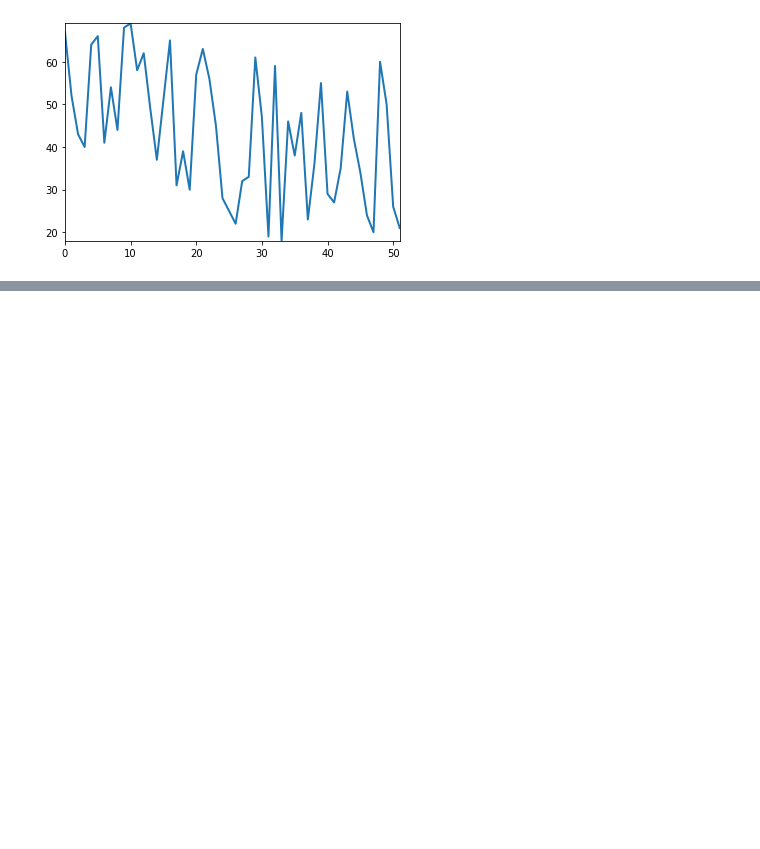
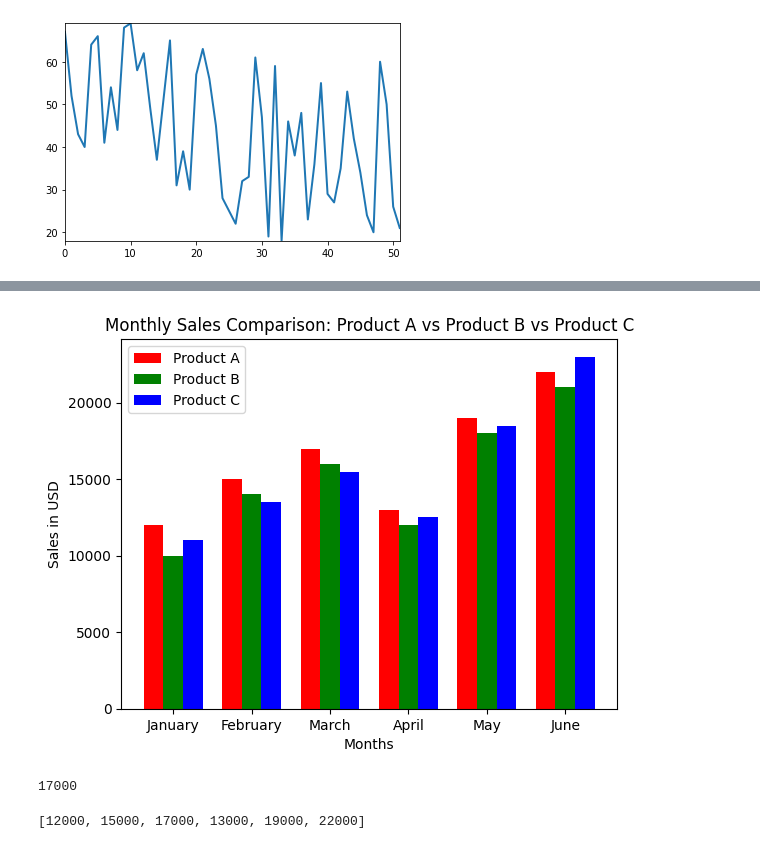
Before and after one commit to yogeshkannah23/projects, a Jupyter notebook: delivery/retail sop/project/media/uploads/Untitled.ipynb, the cells around one changed output, grey strips where cells are left out. Drawn from its saved outputs; the diff is of its cells as text; code cells hidden in the pictures; blank space fills up the shorter version.

```diff
--- a/delivery/retail sop/project/media/uploads/Untitled.ipynb
+++ b/delivery/retail sop/project/media/uploads/Untitled.ipynb
@@ -267,0 +325,59 @@ MovieWriter imagemagick unavailable; using Pillow instead.
+# %%
+import matplotlib.pyplot as plt
+import numpy as np
+
+# Data for the bar chart
+months = ['January', 'February', 'March', 'April', 'May', 'June']
+sales_product_a = [12000, 15000, 17000, 13000, 19000, 22000]
+sales_product_b = [10000, 14000, 16000, 12000, 18000, 21000]
+sales_product_c = [11000, 13500, 15500, 12500, 18500, 23000]
+lst = ['r', 'g', 'b', 'c', 'm', 'y', 'k', '#FF5733', '#33FF57', '#3357FF']
+labels = ['Product A','Product B','Product C']
+# Set the width of the bars
+bar_width = 0.25
+lst1 = [
+    [12000, 15000, 17000, 13000, 19000, 22000],
+    [10000, 14000, 16000, 12000, 18000, 21000],
+    [11000, 13500, 15500, 12500, 18500, 23000]
+]
+
+# Create a NumPy array for the position of the X-axis ticks
+index = np.arange(len(months))
+
+
+
+for i in range(3):
+    if i == 0:
+        plt.bar(index, lst1[i], bar_width, label=labels[i], color=lst[i])
+    else:
+        plt.bar(index + i * bar_width, lst1[i], bar_width, label=labels[i], color=lst[i])
+
+
+# # Create the bar chart for Product A
+# plt.bar(index, sales_product_a, bar_width, label='Product A', color='blue')
+
+# # Create the bar chart for Product B, shifted to the right by the width of the bars
+# plt.bar(index + bar_width, sales_product_b, bar_width, label='Product B', color='orange')
+
+# # Create the bar chart for Product C, shifted further to the right by the width of the bars
+# plt.bar(index + 2 * bar_width, sales_product_c, bar_width, label='Product C', color='green')
+
+# Add labels and title
+plt.xlabel('Months')
+plt.ylabel('Sales in USD')
+plt.title('Monthly Sales Comparison: Product A vs Product B vs Product C')
+
+# Add tick labels on the X-axis
+plt.xticks(index + bar_width, months)
+
+# Add a legend to the chart
+plt.legend()
+
+# Show the chart
+plt.show()
+# %% [output]
+[figure, added]
+# %%
+lst1[0][i]
+# %% [output]
+17000
@@ -267,0 +390,4 @@ MovieWriter imagemagick unavailable; using Pillow instead.
+# %%
+lst1[0]
+# %% [output]
+[12000, 15000, 17000, 13000, 19000, 22000]
```
Also changed, not shown: parts of 5 cells of this notebook, 33 other files.
